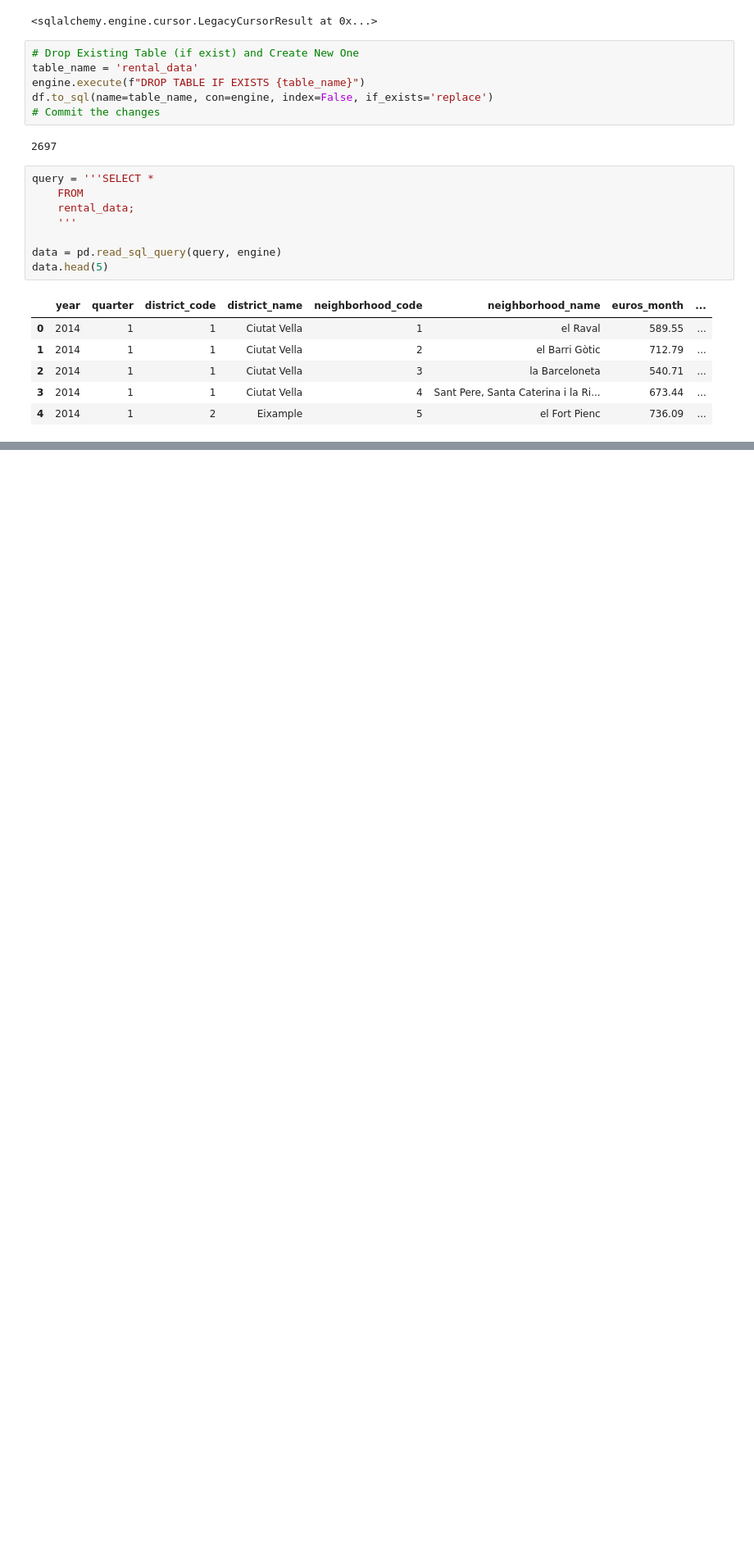
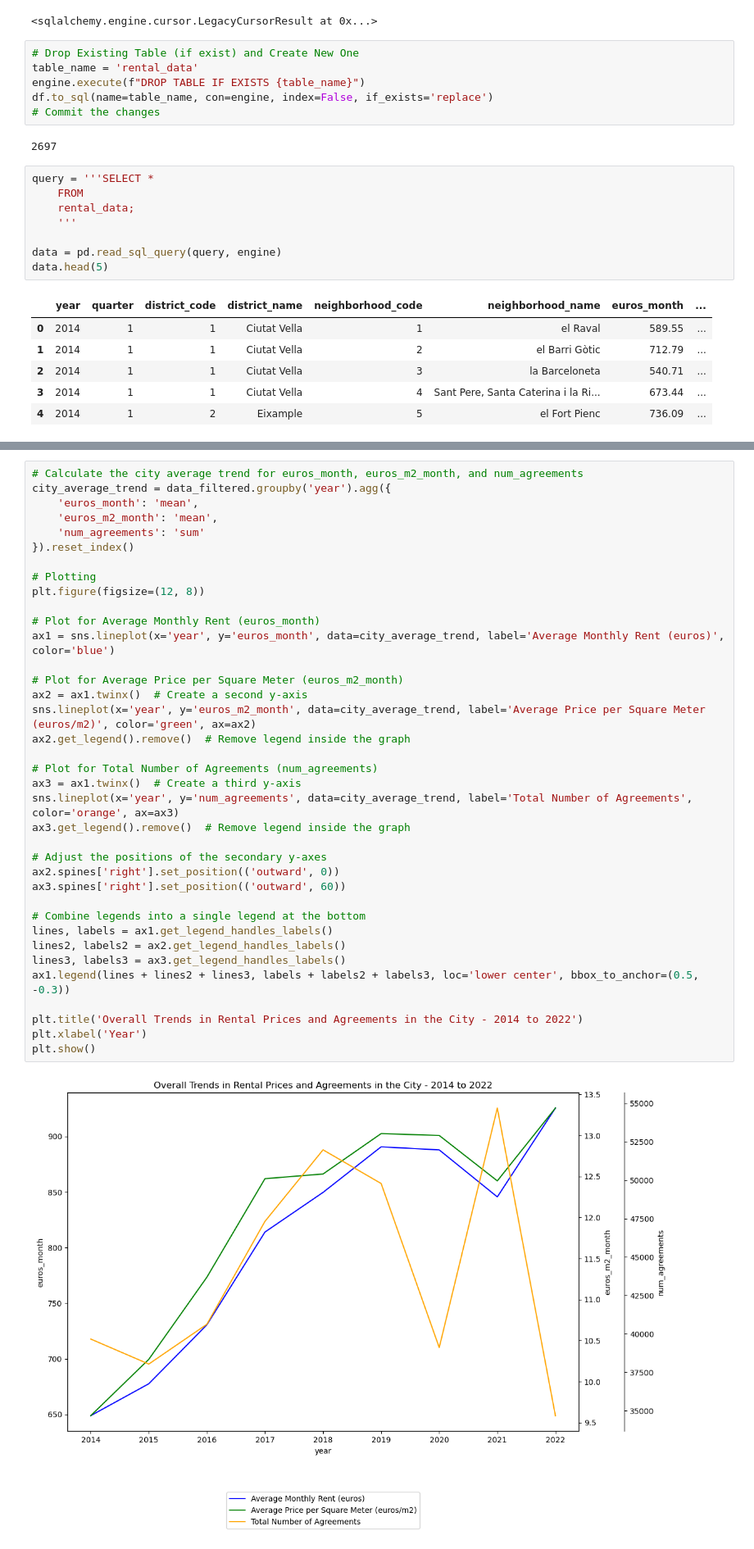
Before and after one commit to laiagomezmessia/RentalPricesBCN_MidProject, a Jupyter notebook: MidProject_RentalPrices_BCN.ipynb, the cells around one changed output, grey strips where cells are left out. Shown at 82% size. Drawn from its saved outputs; the diff is of its cells as text; blank space fills up the shorter version.

```diff
--- a/MidProject_RentalPrices_BCN.ipynb
+++ b/MidProject_RentalPrices_BCN.ipynb
@@ -2090,0 +2139,39 @@ data.head(5)
+# %%
+# Calculate the city average trend for euros_month, euros_m2_month, and num_agreements
+city_average_trend = data_filtered.groupby('year').agg({
+    'euros_month': 'mean',
+    'euros_m2_month': 'mean',
+    'num_agreements': 'sum'
+}).reset_index()
+
+# Plotting
+plt.figure(figsize=(12, 8))
+
+# Plot for Average Monthly Rent (euros_month)
+ax1 = sns.lineplot(x='year', y='euros_month', data=city_average_trend, label='Average Monthly Rent (euros)', color='blue')
+
+# Plot for Average Price per Square Meter (euros_m2_month)
+ax2 = ax1.twinx()  # Create a second y-axis
+sns.lineplot(x='year', y='euros_m2_month', data=city_average_trend, label='Average Price per Square Meter (euros/m2)', color='green', ax=ax2)
+ax2.get_legend().remove()  # Remove legend inside the graph
+
+# Plot for Total Number of Agreements (num_agreements)
+ax3 = ax1.twinx()  # Create a third y-axis
+sns.lineplot(x='year', y='num_agreements', data=city_average_trend, label='Total Number of Agreements', color='orange', ax=ax3)
+ax3.get_legend().remove()  # Remove legend inside the graph
+
+# Adjust the positions of the secondary y-axes
+ax2.spines['right'].set_position(('outward', 0))
+ax3.spines['right'].set_position(('outward', 60))
+
+# Combine legends into a single legend at the bottom
+lines, labels = ax1.get_legend_handles_labels()
+lines2, labels2 = ax2.get_legend_handles_labels()
+lines3, labels3 = ax3.get_legend_handles_labels()
+ax1.legend(lines + lines2 + lines3, labels + labels2 + labels3, loc='lower center', bbox_to_anchor=(0.5, -0.3))
+
+plt.title('Overall Trends in Rental Prices and Agreements in the City - 2014 to 2022')
+plt.xlabel('Year')
+plt.show()
+# %% [output]
+[figure, added]
```
Also changed, not shown: parts of 69 cells of this notebook, 1 other file.
